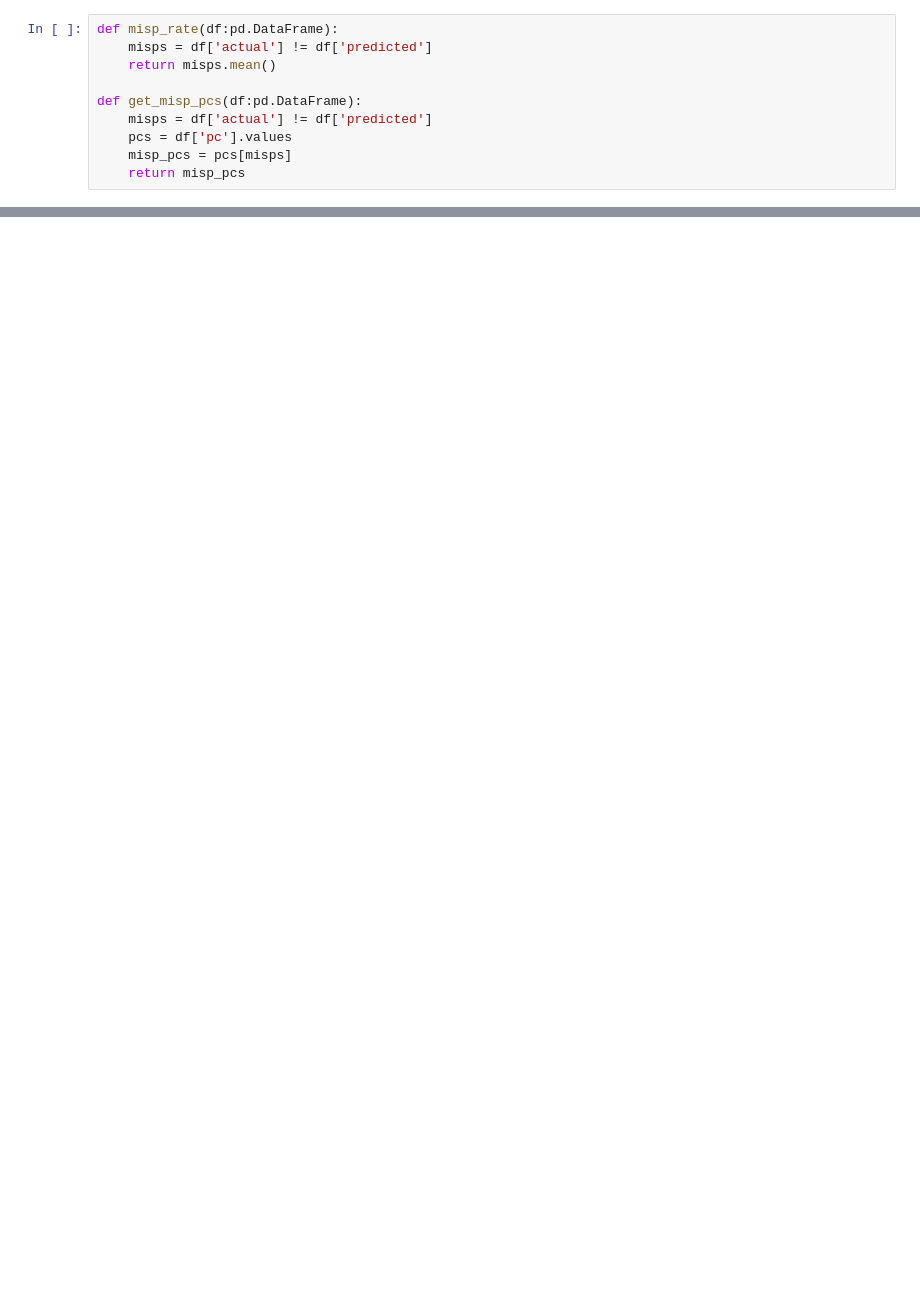
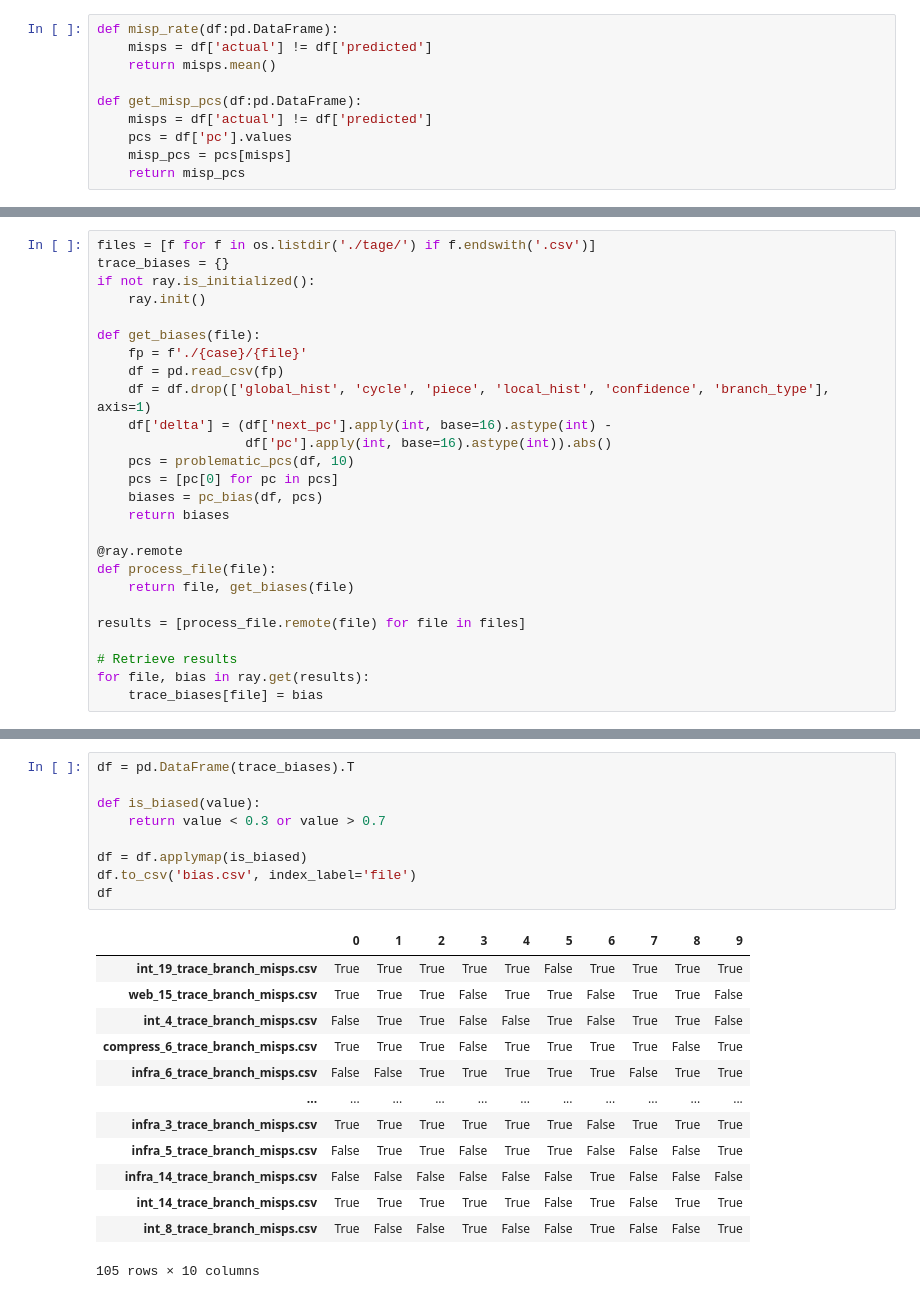
Before and after one commit to satvikmaurya/cbp2025, a Jupyter notebook: evaluate.ipynb, the cells around one changed output, grey strips where cells are left out. Saved outputs shown, nothing was run; the diff lists cells and outputs as text; blank space fills up the shorter version.

```diff
--- a/evaluate.ipynb
+++ b/evaluate.ipynb
@@ -35,0 +49,26 @@ def analyze_branch(pc, df):
+# %%
+files = [f for f in os.listdir('./tage/') if f.endswith('.csv')]
+trace_biases = {}
+if not ray.is_initialized():
+    ray.init()
+
+def get_biases(file):
+    fp = f'./{case}/{file}'
+    df = pd.read_csv(fp)
+    df = df.drop(['global_hist', 'cycle', 'piece', 'local_hist', 'confidence', 'branch_type'], axis=1)
+    df['delta'] = (df['next_pc'].apply(int, base=16).astype(int) -
+                   df['pc'].apply(int, base=16).astype(int)).abs()
+    pcs = problematic_pcs(df, 10)
+    pcs = [pc[0] for pc in pcs]
+    biases = pc_bias(df, pcs)
+    return biases
+
+@ray.remote
+def process_file(file):
+    return file, get_biases(file)
+
+results = [process_file.remote(file) for file in files]
+
+# Retrieve results
+for file, bias in ray.get(results):
+    trace_biases[file] = bias
@@ -35,0 +77,23 @@ def analyze_branch(pc, df):
+# %%
+df = pd.DataFrame(trace_biases).T
+
+def is_biased(value):
+    return value < 0.3 or value > 0.7
+
+df = df.applymap(is_biased)
+df.to_csv('bias.csv', index_label='file')
+df
+# %% [output]
+|  | 0 | 1 | 2 | 3 | 4 | 5 | 6 | 7 | 8 | 9 |
+| int_19_trace_branch_misps.csv | True | True | True | True | True | False | True | True | True | True |
+| web_15_trace_branch_misps.csv | True | True | True | False | True | True | False | True | True | False |
+| int_4_trace_branch_misps.csv | False | True | True | False | False | True | False | True | True | False |
+| compress_6_trace_branch_misps.csv | True | True | True | False | True | True | True | True | False | True |
+| infra_6_trace_branch_misps.csv | False | False | True | True | True | True | True | False | True | True |
+| ... | ... | ... | ... | ... | ... | ... | ... | ... | ... | ... |
+| infra_3_trace_branch_misps.csv | True | True | True | True | True | True | False | True | True | True |
+| infra_5_trace_branch_misps.csv | False | True | True | False | True | True | False | False | False | True |
+| infra_14_trace_branch_misps.csv | False | False | False | False | False | False | True | False | False | False |
+| int_14_trace_branch_misps.csv | True | True | True | True | True | False | True | False | True | True |
+| int_8_trace_branch_misps.csv | True | False | False | True | False | False | True | False | False | True |
+105 rows × 10 columns
```
Also changed, not shown: parts of 19 cells of this notebook, 7 other files.
